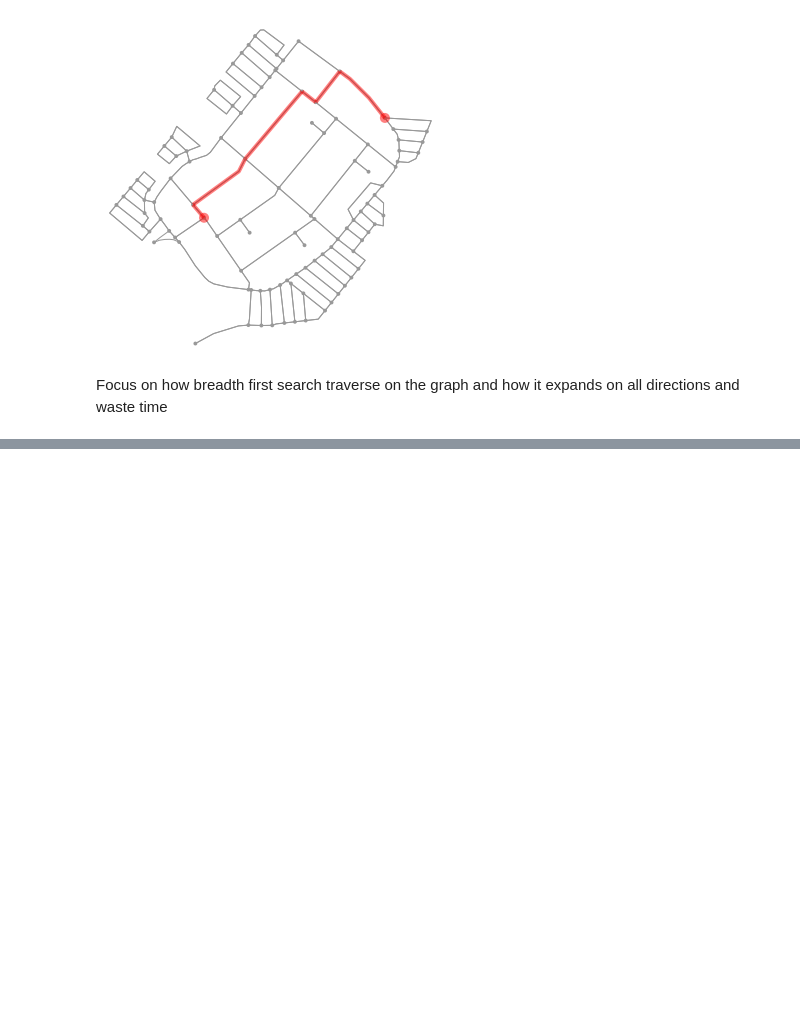
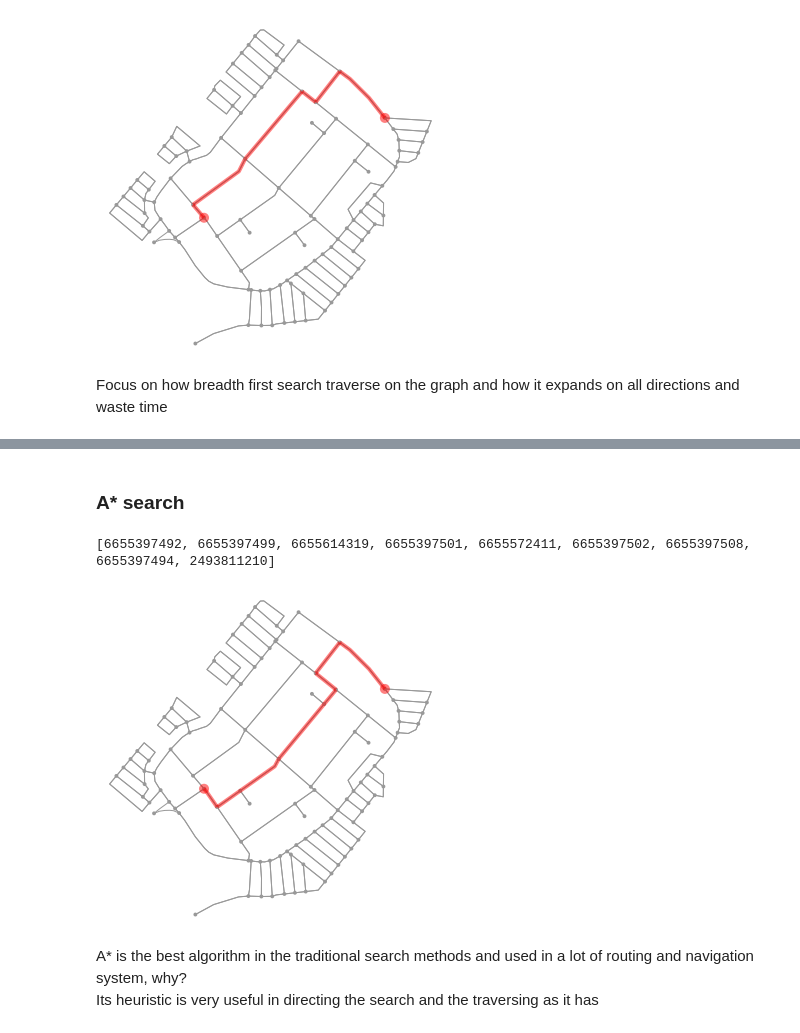
Before and after one commit to Dr-AlaaKhamis/Graph-Search-Algorithms, a Jupyter notebook: GIS_routing.ipynb, the cells around one changed output, grey strips where cells are left out. Cells and saved outputs as stored; diff of their text form; code cells hidden in the pictures; blank space fills up the shorter version.

```diff
--- a/GIS_routing.ipynb
+++ b/GIS_routing.ipynb
@@ -93,0 +142,42 @@ HTML(ani.to_html5_video())
+# %% [markdown]
+### A* search
+# %%
+toGoal, toDestination = Astar_distance(G, 6655397492, 2493811210)
+# %%
+frontier = PriorityQueue('min', lambda node: toGoal[node.osmid] + toDestination[node.osmid])
+colors = []
+route = []
+bar = tqdm(total=len(G))
+
+frontier.append(origin)
+explored = set()
+found = False
+while frontier and not found:
+    bar.update(1); time.sleep(0.1)
+    node = frontier.pop()
+    explored.add(node)
+    if node == destination:
+        route, cost = node.path()
+        found = True
+        continue
+    for child in node.expand():
+        if child not in explored and child not in frontier:
+            if child == destination:
+                route, cost = child.path()
+                found = True
+                continue
+            frontier.append(child)
+    frontierOsmid = [node.osmid for node in explored]
+    colornow = [1 if node in frontierOsmid else 6 for node in G.nodes()]
+    colors.append(colornow)
+bar.close()
+print(route)
+# %% [output]
+[6655397492, 6655397499, 6655614319, 6655397501, 6655572411, 6655397502, 6655397508, 6655397494, 2493811210]
+# %%
+fig, ax = ox.plot_graph_route(G, route)
+# %% [output]
+[figure, added]
+# %% [markdown]
+A* is the best algorithm in the traditional search methods and used in a lot of routing and navigation system, why?
+Its heuristic is very useful in directing the search and the traversing as it has
```
Also changed, not shown: parts of 8 cells of this notebook, 1 other file.
